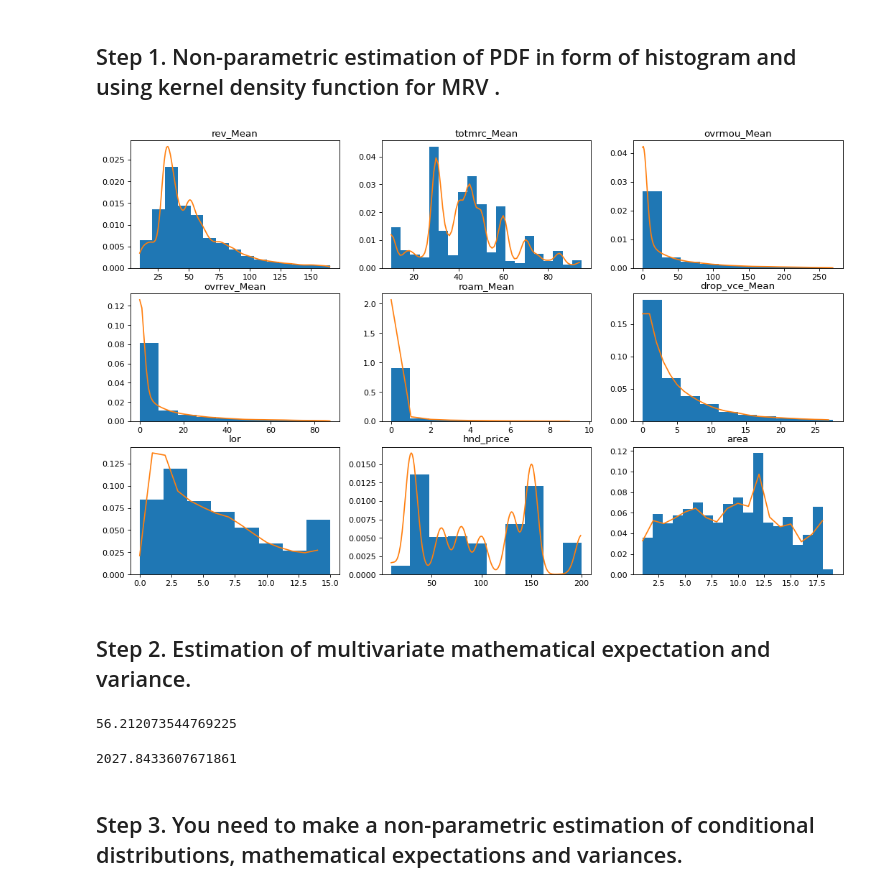
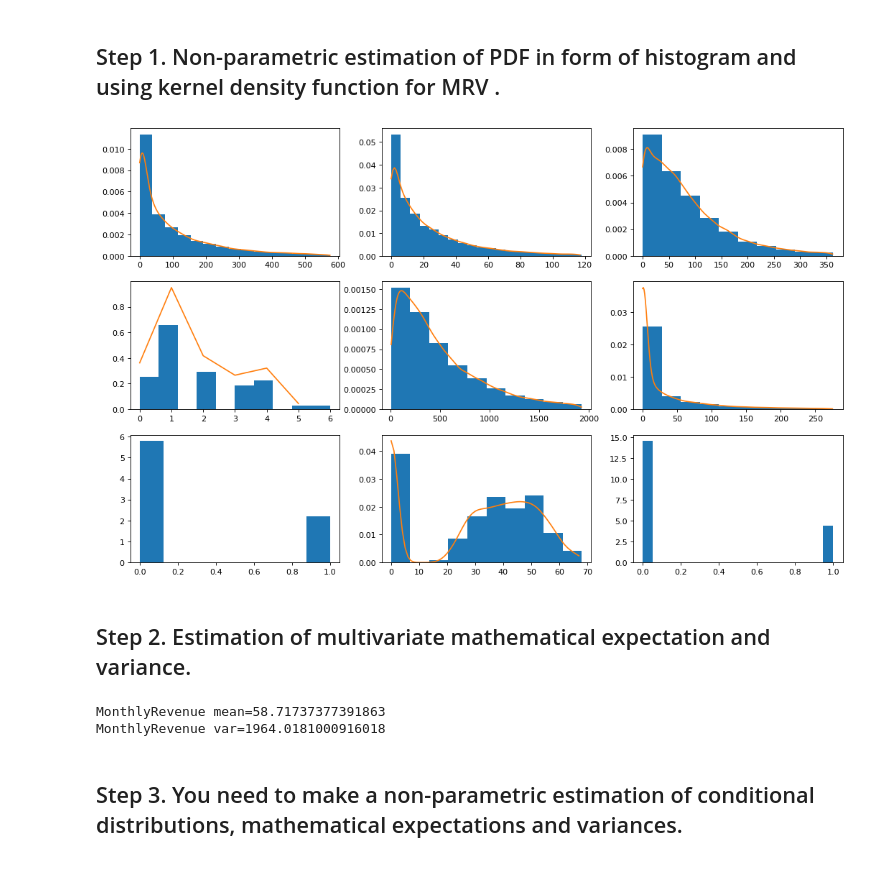
Before and after one commit to zuevmaxim/m-m2021, a Jupyter notebook: lab2.ipynb, the cells around one changed output. Saved outputs shown, nothing was run; the diff lists cells and outputs as text; code cells hidden in the pictures.

```diff
--- a/lab2.ipynb
+++ b/lab2.ipynb
@@ -6,6 +7,6 @@ import seaborn as sns
 
 pd.options.display.float_format = '{:f}'.format
 # %%
-full_df = pd.read_csv('telecom_customer.csv')
+full_df = pd.read_csv('cell2celltrain.csv')
 full_df
 # %% [output]
@@ -47,0 +43,8 @@ sns.heatmap(np.abs(df.corr()))
+# %%
+cat_columns = []
+for c in df.columns:
+    if df[c].dtype == 'object':
+        cat_columns.append(c)
+        df[c] = df[c].astype('category')
+df[cat_columns] = df[cat_columns].apply(lambda x: x.cat.codes)
+df
@@ -48,8 +102,2 @@ sns.heatmap(np.abs(df.corr()))
 # %% [markdown]
 ## Choose RV for analysis
-# %%
-features = ['rev_Mean', 'totmrc_Mean', 'ovrmou_Mean', 'ovrrev_Mean', 'roam_Mean', 'drop_vce_Mean', 'lor', 'hnd_price', 'area']
-
-df = full_df[features].dropna()
-df['area'] = df['area'].astype('category').cat.rename_categories(range(1, df['area'].nunique() + 1)).astype('int')
-df
@@ -72,37 +150,36 @@ df
 # %%
 from scipy.stats import gaussian_kde, trimboth
 
 def plot(feature, bins, index):
     plt.subplot(index)
     data = df[feature].dropna()
     d = data.to_numpy()
     d = trimboth(d, 0.025)
     plt.hist(d, bins=bins, density=True)
 
     kde = gaussian_kde(d)
     tiks = np.arange(d.min(), d.max(), 1)
     plt.plot(tiks, kde(tiks) )
+    plt.title = feature
 
-    plt.title("%s" % feature)
 plt.figure(figsize=(16, 10), dpi=80)
-plot('rev_Mean', 15, 331)
-plot('totmrc_Mean', 20, 332)
-plot('ovrmou_Mean', 10, 333)
-plot('ovrrev_Mean', 10, 334)
-plot('roam_Mean', 10, 335)
-plot('drop_vce_Mean', 10, 336)
-plot('lor', 8, 337)
-plot('hnd_price', 10, 338)
-plot('area', 19, 339)
+plot('ReceivedCalls', 15, 331)
+plot('OutboundCalls', 20, 332)
+plot('PeakCallsInOut', 10, 333)
+plot('CreditRating', 10, 334)
+plot('MonthlyMinutes', 10, 335)
+plot('OverageMinutes', 10, 336)
+plot('Churn', 8, 337)
+plot('AgeHH1', 10, 338)
+plot('ChildrenInHH', 19, 339)
 # %% [output]
-[figure, old version]
+[figure, new version]
 # %% [markdown]
 ## Step 2. Estimation of multivariate mathematical expectation and variance.
 # %%
-df['rev_Mean'].mean()
+for target_feature in target_features:
+    print(f'{target_feature} mean={df[target_feature].mean()}')
+    print(f'{target_feature} var={df[target_feature].var()}')
 # %% [output]
-56.212073544769225
+MonthlyRevenue mean=58.71737377391863
+MonthlyRevenue var=1964.0181000916018
-# %%
-df['rev_Mean'].var()
-# %% [output]
-2027.8433607671861
```
Also changed, not shown: parts of 36 cells of this notebook, 1 other file.
